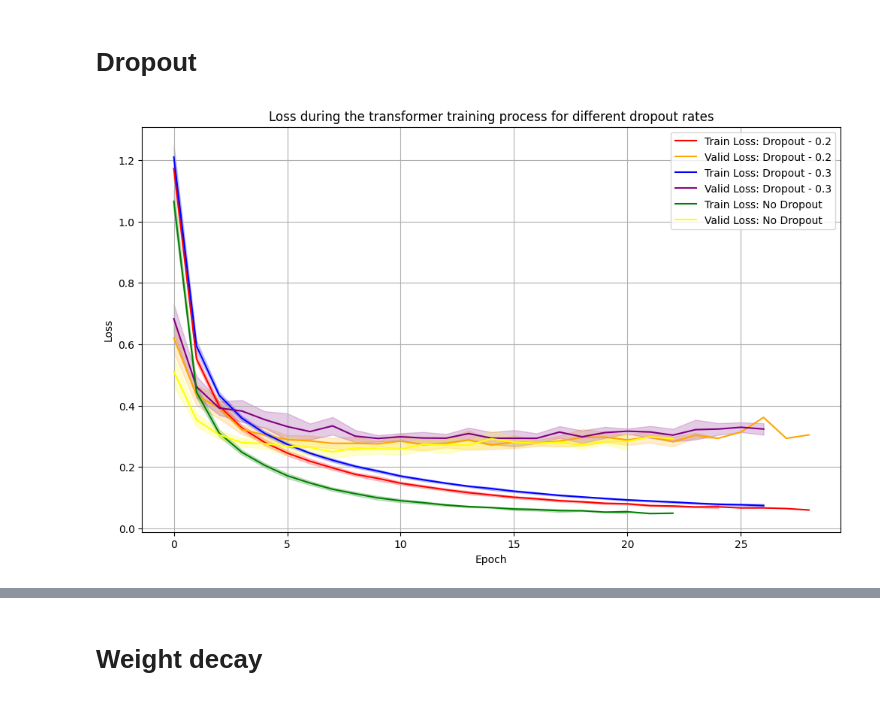
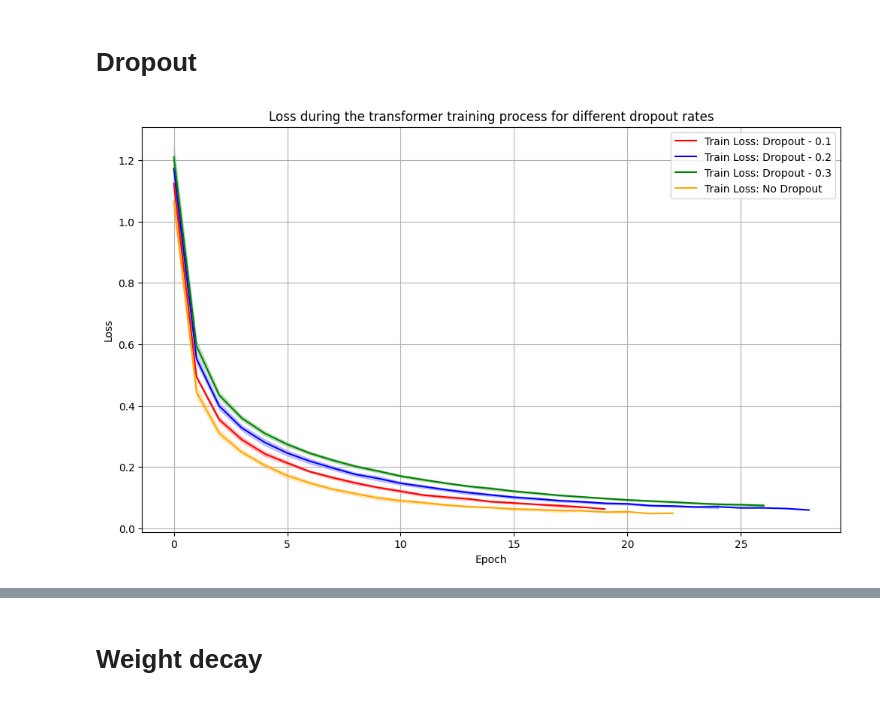
Before and after one commit to Mafarein/deep_learning_project2, a Jupyter notebook: transformer_plots.ipynb, the cells around one changed output, grey strips where cells are left out. Cells and saved outputs as stored; diff of their text form; code cells hidden in the pictures.

Commit message:
add plots

```diff
--- a/transformer_plots.ipynb
+++ b/transformer_plots.ipynb
@@ -241,22 +241,24 @@ F1_score: 8.23% ± 2.66%
 # %% [markdown]
 # Dropout
 # %%
+df_transformer_d01 = load_loss_data("saved_losses/transformer_dropout_0.1_seed_*.csv")
 df_transformer_d02 = load_loss_data("saved_losses/transformer_dropout_0.2_seed_*.csv")
 df_transformer_d03 = load_loss_data("saved_losses/transformer_dropout_0.3_seed_*.csv")
 df_transformer_d0 = load_loss_data("saved_losses/transformer_constant_lr_0.0001_seed_*.csv")
 
 plt.figure(figsize=(12, 7))
 
-plot_loss(df_transformer_d02, "Dropout - 0.2", train_color="red", valid_color="orange", plot_valid=True)
-plot_loss(df_transformer_d03, "Dropout - 0.3", train_color="blue", valid_color="purple", plot_valid=True)
-plot_loss(df_transformer_d0, "No Dropout", train_color="green", valid_color="yellow", plot_valid=True)
+plot_loss(df_transformer_d01, "Dropout - 0.1", train_color="red", valid_color="orange", plot_valid=False)
+plot_loss(df_transformer_d02, "Dropout - 0.2", train_color="blue", valid_color="orange", plot_valid=False)
+plot_loss(df_transformer_d03, "Dropout - 0.3", train_color="green", valid_color="purple", plot_valid=False)
+plot_loss(df_transformer_d0, "No Dropout", train_color="orange", valid_color="yellow", plot_valid=False)
 
 plt.xlabel("Epoch")
 plt.ylabel("Loss")
 plt.title("Loss during the transformer training process for different dropout rates")
 plt.legend()
 plt.grid()
 plt.savefig("plots/transformer_drop_train")
 plt.show()
 # %% [output]
-[figure, old version]
+[figure, new version]
```
Also changed, not shown: parts of 16 cells of this notebook, 9 other files.
